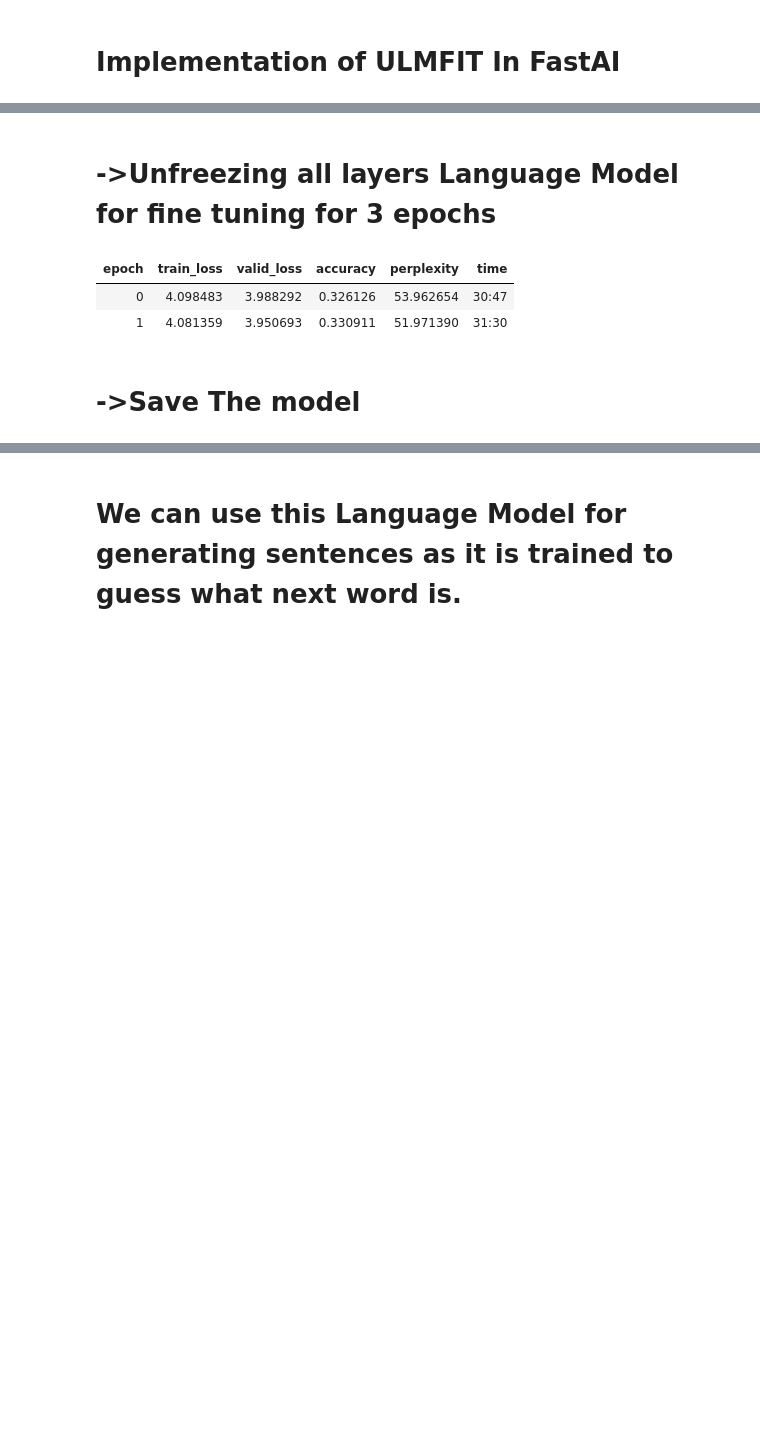
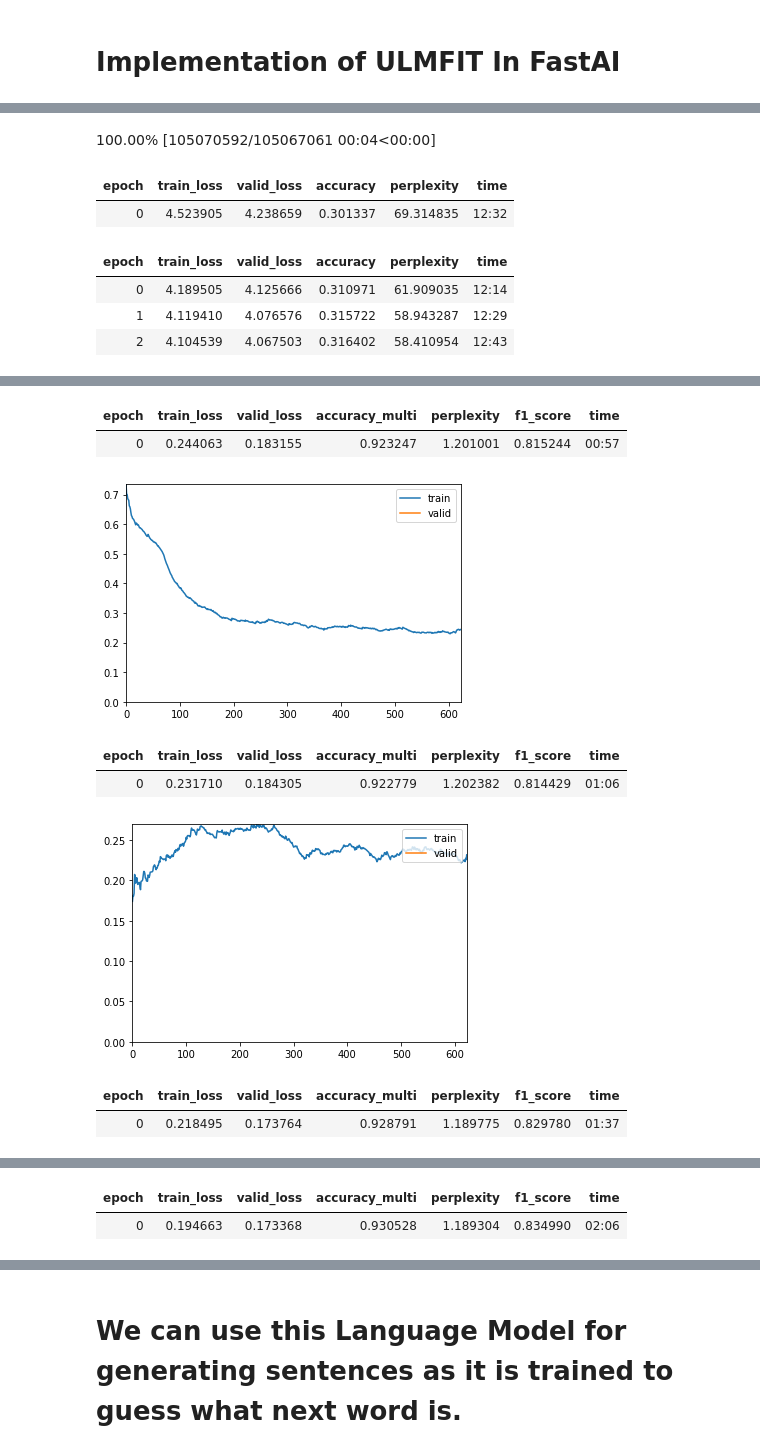
Before and after one commit to nkyatham/NLP-Experimentation, a Jupyter notebook: experimentation-of-ulmfit-model-on-span-text.ipynb, the cells around one changed output, grey strips where cells are left out. Drawn from its saved outputs; the diff is of its cells as text; code cells hidden in the pictures; blank space fills up the shorter version.

Commit message:
Kaggle Notebook | Experimentation of ULMFIT model on span/text | Version 2

```diff
--- a/experimentation-of-ulmfit-model-on-span-text.ipynb
+++ b/experimentation-of-ulmfit-model-on-span-text.ipynb
@@ -27,8 +25,17 @@ for dirname, _, filenames in os.walk('/kaggle/input'):
 # %%
 trainData = pd.read_csv('/kaggle/input/abstract/train.csv', sep=',', header="infer")
-testData = pd.read_csv('/kaggle/input/abstract/test.csv', sep = ',', header = "infer")
-testLabels = pd.read_csv('/kaggle/input/abstract/sample_submission.csv', sep = ',', header = "infer")
+# testData = pd.read_csv('/kaggle/input/abstract/test.csv', sep = ',', header = "infer")
+# testLabels = pd.read_csv('/kaggle/input/abstract/sample_submission.csv', sep = ',', header = "infer")
 
+from sklearn.preprocessing import MultiLabelBinarizer
 from sklearn.model_selection import train_test_split
 train_data, val_data = train_test_split(trainData, train_size=0.9, random_state=34)
 X_train, X_test, y_train, y_test  = train_test_split(train_data.ABSTRACT.values, train_data.iloc[:,3:].values,train_size=0.7, random_state=34)
+
+mlb = MultiLabelBinarizer()
+mlb.fit_transform([{'Computer Science'}, {'Physics'}, {'Mathematics'}, {'Statistics'}, {'Quantitative Biology'}, {'Quantitative Finance'}])
+text_labels = mlb.inverse_transform(y_train)
+text_labels_str= []
+
+for labels in text_labels:
+    text_labels_str.append(list(labels))
@@ -62,9 +74,0 @@ from fastai.text.all import *
-# %%
-# create a dataframe so as to pass it to TextDataLoaders with text and label as columns
-dls_lm = pd.DataFrame({'text': train_data.iloc[:,2].values, 'label': list(train_data.iloc[:,3:].values)})
-
-# This will automatically process all text and split and add special tokens like xxbos - to indicate beginning of text, xxmaj - indicate next word was capitalized
-data_lm = TextDataLoaders.from_df(dls_lm, label_delim=',' ,is_lm=True, valid_pct=0.1, bs=16)
-
-#Have a glimpse of data
-# data_lm.show_batch(max_n=5)
@@ -83,13 +74,0 @@ learn.fit_one_cycle(1, 1e-2)
-# %% [markdown]
-# ->Unfreezing all layers Language Model for fine tuning for 3 epochs
-# %%
-learn.save('1epoch')
-learn = learn.load('1epoch')
-learn.unfreeze()
-learn.fit_one_cycle(2, 1e-4)
-# %% [output]
-| epoch | train_loss | valid_loss | accuracy | perplexity | time |
-| 0 | 4.098483 | 3.988292 | 0.326126 | 53.962654 | 30:47 |
-| 1 | 4.081359 | 3.950693 | 0.330911 | 51.971390 | 31:30 |
-# %% [markdown]
-# ->Save The model
@@ -97,0 +141,6 @@ learn.save_encoder('finetuned')
+# %%
+ulm = ULMFit()
+X_train, X_test, y_train, y_test, val_data, text_labels_str = ulm.preprocess()
+lang_model, data_df, data_lm = ulm.lm_finetuning(X_train, text_labels_str)
+classifier_model, dls_clas = ulm.cls_finetuning(lang_model, data_df, data_lm)
+# %% [output]
@@ -97,0 +148,7 @@ learn.save_encoder('finetuned')
+100.00% [105070592/105067061 00:04<00:00]
+| epoch | train_loss | valid_loss | accuracy | perplexity | time |
+| 0 | 4.523905 | 4.238659 | 0.301337 | 69.314835 | 12:32 |
+| epoch | train_loss | valid_loss | accuracy | perplexity | time |
+| 0 | 4.189505 | 4.125666 | 0.310971 | 61.909035 | 12:14 |
+| 1 | 4.119410 | 4.076576 | 0.315722 | 58.943287 | 12:29 |
+| 2 | 4.104539 | 4.067503 | 0.316402 | 58.410954 | 12:43 |
@@ -97,0 +156,8 @@ learn.save_encoder('finetuned')
+| epoch | train_loss | valid_loss | accuracy_multi | perplexity | f1_score | time |
+| 0 | 0.244063 | 0.183155 | 0.923247 | 1.201001 | 0.815244 | 00:57 |
+[figure, added]
+| epoch | train_loss | valid_loss | accuracy_multi | perplexity | f1_score | time |
+| 0 | 0.231710 | 0.184305 | 0.922779 | 1.202382 | 0.814429 | 01:06 |
+[figure, added]
+| epoch | train_loss | valid_loss | accuracy_multi | perplexity | f1_score | time |
+| 0 | 0.218495 | 0.173764 | 0.928791 | 1.189775 | 0.829780 | 01:37 |
@@ -97,0 +165,2 @@ learn.save_encoder('finetuned')
+| epoch | train_loss | valid_loss | accuracy_multi | perplexity | f1_score | time |
+| 0 | 0.194663 | 0.173368 | 0.930528 | 1.189304 | 0.834990 | 02:06 |
```
Also changed, not shown: parts of 30 cells of this notebook.
